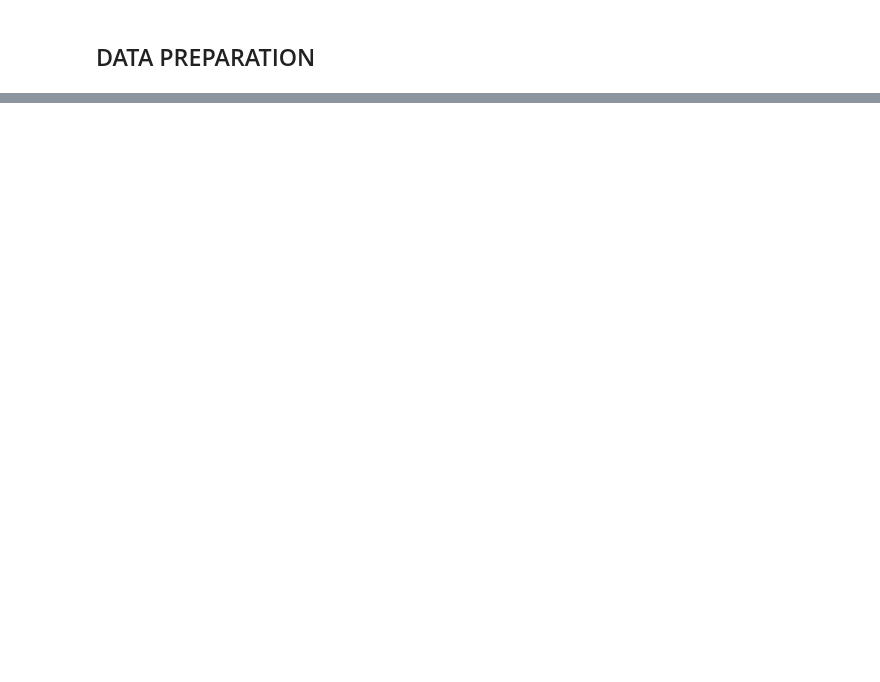
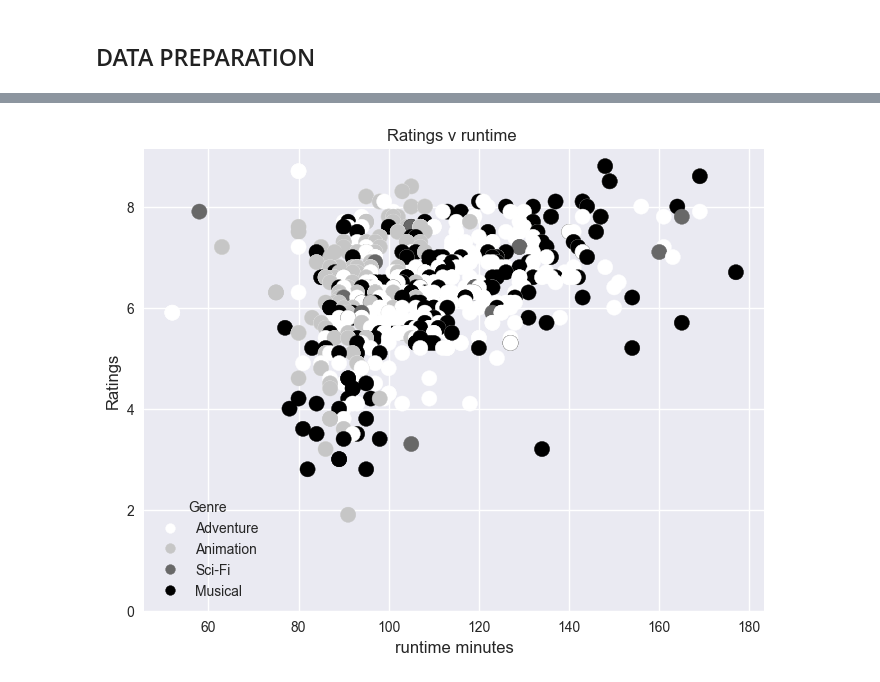
Before and after one commit to u-mar/phase_1_project, a Jupyter notebook: index.ipynb, the cells around one changed output, grey strips where cells are left out. Drawn from its saved outputs; the diff is of its cells as text; code cells hidden in the pictures; blank space fills up the shorter version.

Commit message:
add visuals

```diff
--- a/index.ipynb
+++ b/index.ipynb
@@ -207,0 +239,5 @@ df['release_date'] = d
+# %%
+labels = ['Jan-Apr', 'May-Aug', 'Sep-Dec']
+
+# Create a new column 'month_category' based on the categories
+df['month_category'] = pd.cut(df['release_date'].dt.month, bins=[1, 4, 8, 12], labels=labels, right=False)
@@ -207,0 +314,4 @@ df['release_date'] = d
+# %%
+runtime_genre = ["Adventure", "Animation", "Sci-Fi",'Musical']
+# %%
+runtime = genres_df[genres_df['Genre'].isin(runtime_genre)]
@@ -207,0 +327,13 @@ df['release_date'] = d
+# %%
+plt.figure(figsize=(8,6))
+scatter = plt.scatter(runtime["runtime_minutes"],runtime["rating"],s=120,c=runtime.Genre.astype('category').cat.codes)
+plt.xlabel("runtime minutes", size=12)
+plt.ylabel("Ratings", size=12)
+plt.title("Ratings v runtime ")
+plt.ylim(bottom=0)
+# add legend to the plot with names
+plt.legend(handles=scatter.legend_elements()[0],
+           labels=runtime_genre,
+           title="Genre");
+# %% [output]
+[figure, added]
```
Also changed, not shown: parts of 24 cells of this notebook.
